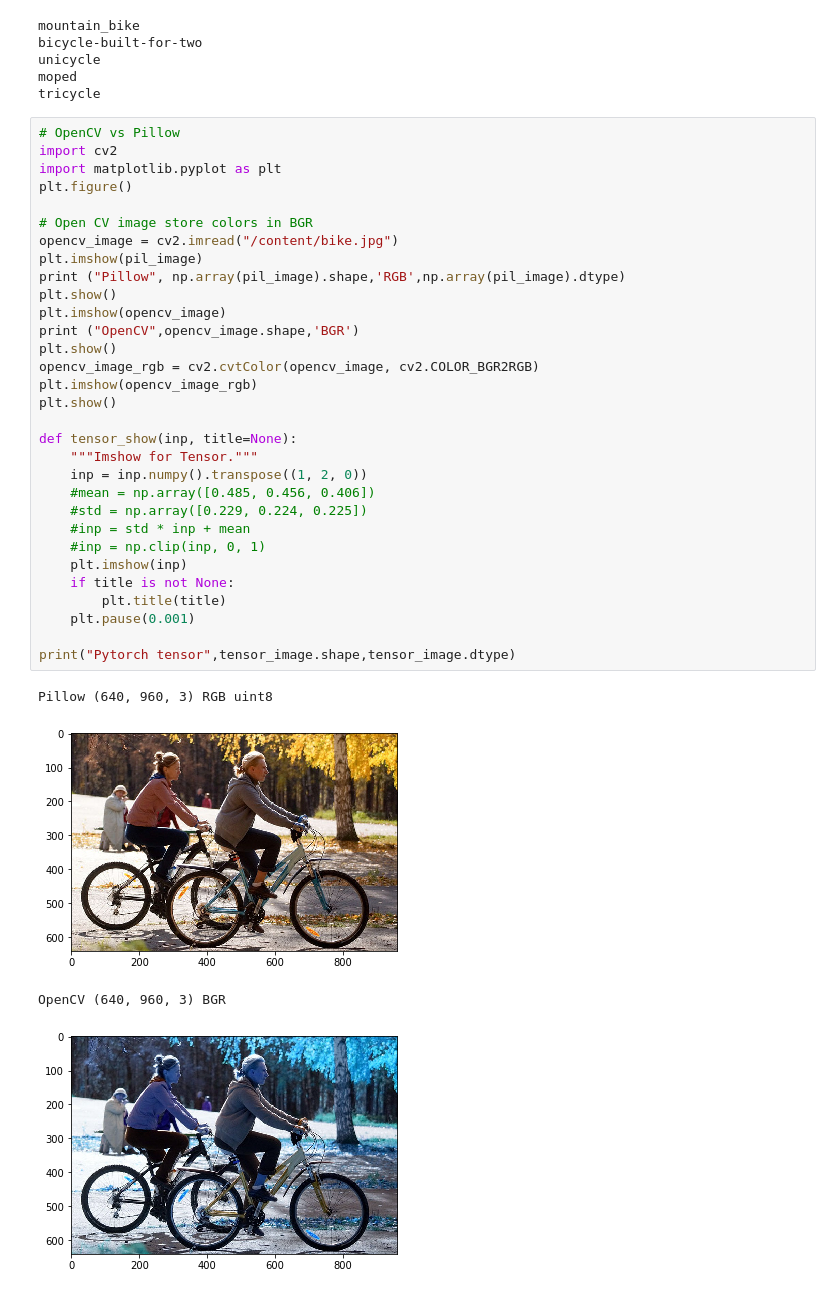
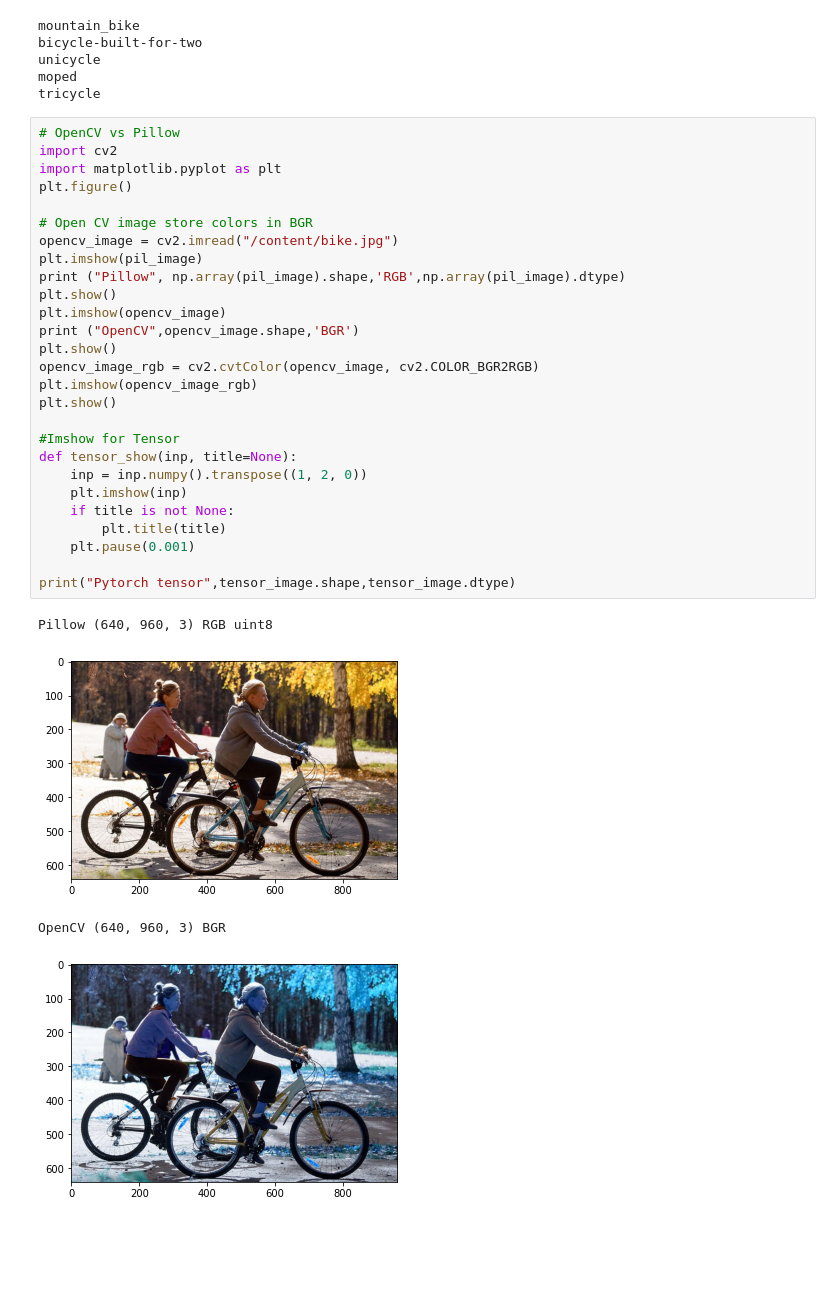
Before and after one commit to Gan4x4/CV-HSE2019, a Jupyter notebook: helloworld/HelloWorld.ipynb, the cells around one changed output. Cells and saved outputs as stored; diff of their text form; blank space fills up the shorter version.

```diff
--- a/helloworld/HelloWorld.ipynb
+++ b/helloworld/HelloWorld.ipynb
@@ -68,36 +70,32 @@ tricycle
 # %%
 # OpenCV vs Pillow
 import cv2
 import matplotlib.pyplot as plt
 plt.figure()
 
 # Open CV image store colors in BGR
 opencv_image = cv2.imread("/content/bike.jpg")
 plt.imshow(pil_image)
 print ("Pillow", np.array(pil_image).shape,'RGB',np.array(pil_image).dtype)
 plt.show()
 plt.imshow(opencv_image)
 print ("OpenCV",opencv_image.shape,'BGR')
 plt.show()
 opencv_image_rgb = cv2.cvtColor(opencv_image, cv2.COLOR_BGR2RGB)
 plt.imshow(opencv_image_rgb)
 plt.show()
 
+#Imshow for Tensor
 def tensor_show(inp, title=None):
-    """Imshow for Tensor."""
     inp = inp.numpy().transpose((1, 2, 0))
-    #mean = np.array([0.485, 0.456, 0.406])
-    #std = np.array([0.229, 0.224, 0.225])
-    #inp = std * inp + mean
-    #inp = np.clip(inp, 0, 1)
     plt.imshow(inp)
     if title is not None:
         plt.title(title)
     plt.pause(0.001)
 
 print("Pytorch tensor",tensor_image.shape,tensor_image.dtype)
 # %% [output]
 Pillow (640, 960, 3) RGB uint8
-[figure, old version]
+[figure, new version]
 OpenCV (640, 960, 3) BGR
-[figure, old version]
+[figure, new version]
```
Also changed, not shown: parts of 3 cells of this notebook.
